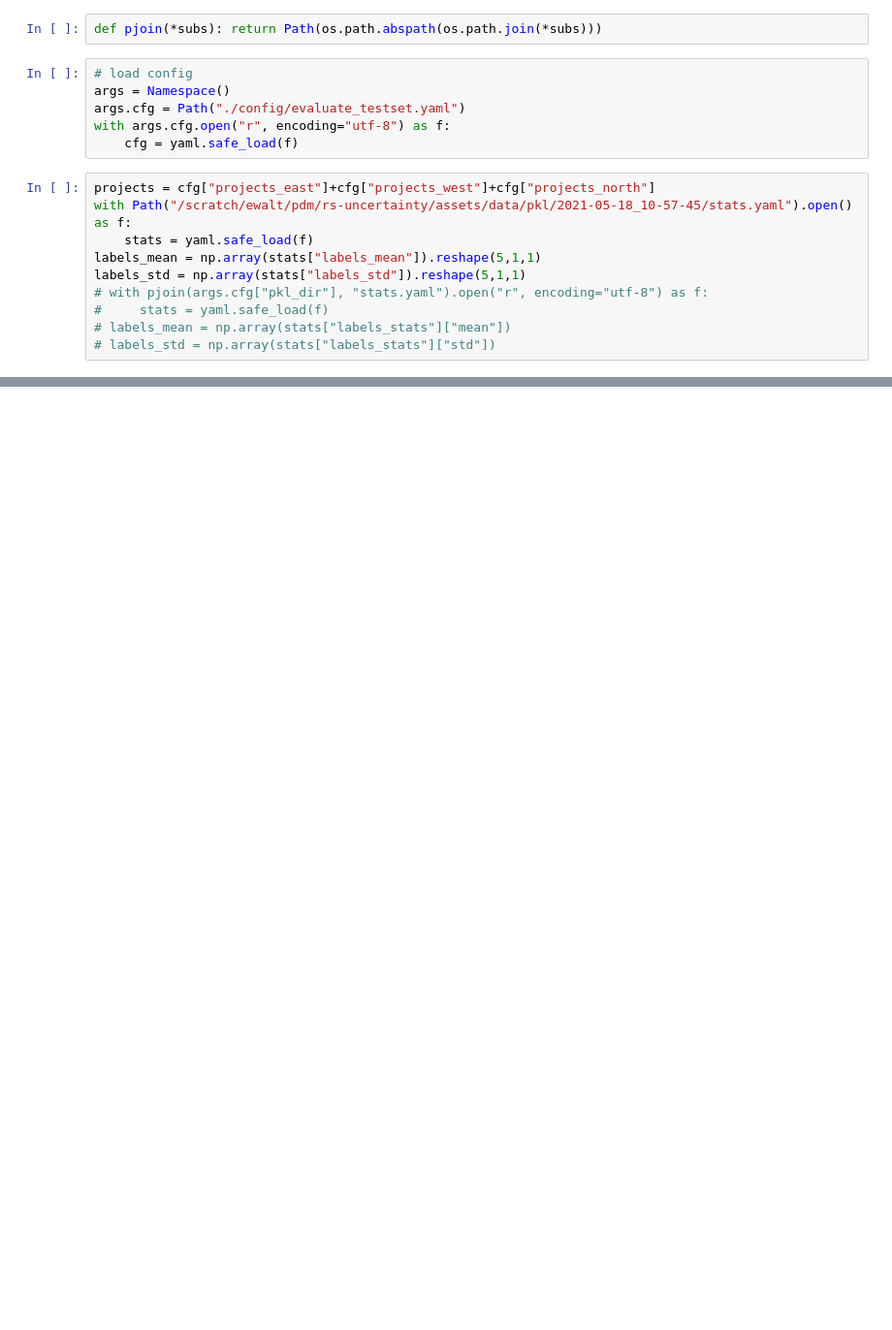
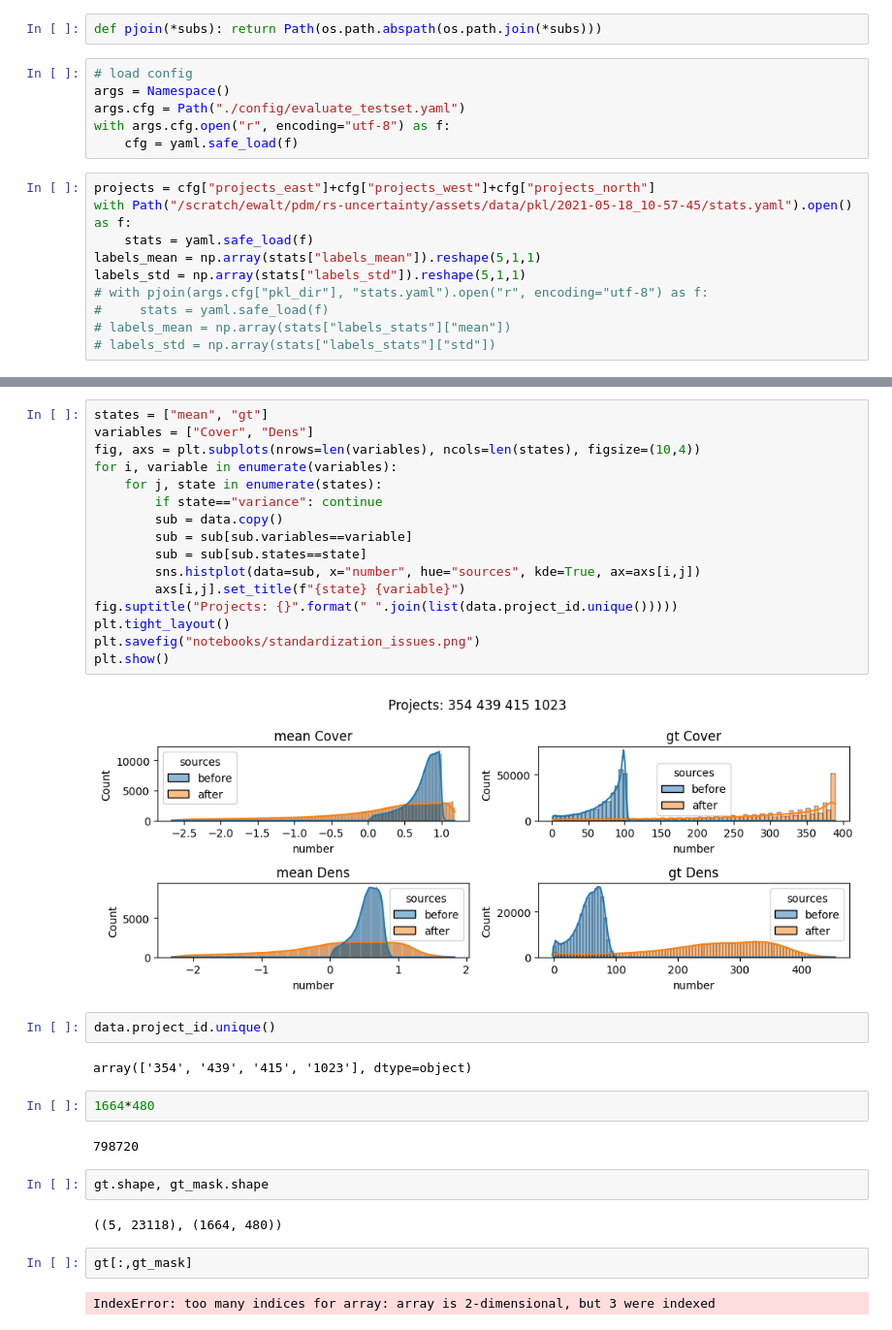
Before and after one commit to eliotwalt/rs-uncertainty, a Jupyter notebook: notebooks/standardization.ipynb, the cells around one changed output, grey strips where cells are left out. Shown at 97% size. Saved outputs shown, nothing was run; the diff lists cells and outputs as text; blank space fills up the shorter version.

```diff
--- a/notebooks/standardization.ipynb
+++ b/notebooks/standardization.ipynb
@@ -140,0 +156,34 @@ print(f"{hours:0>2}:{minutes:0>2}:00")
+# %%
+states = ["mean", "gt"]
+variables = ["Cover", "Dens"]
+fig, axs = plt.subplots(nrows=len(variables), ncols=len(states), figsize=(10,4))
+for i, variable in enumerate(variables):
+    for j, state in enumerate(states):
+        if state=="variance": continue
+        sub = data.copy()
+        sub = sub[sub.variables==variable]
+        sub = sub[sub.states==state]
+        sns.histplot(data=sub, x="number", hue="sources", kde=True, ax=axs[i,j])
+        axs[i,j].set_title(f"{state} {variable}")
+fig.suptitle("Projects: {}".format(" ".join(list(data.project_id.unique()))))
+plt.tight_layout()
+plt.savefig("notebooks/standardization_issues.png")
+plt.show()
+# %% [output]
+[figure, added]
+# %%
+data.project_id.unique()
+# %% [output]
+array(['354', '439', '415', '1023'], dtype=object)
+# %%
+1664*480
+# %% [output]
+798720
+# %%
+gt.shape, gt_mask.shape
+# %% [output]
+((5, 23118), (1664, 480))
+# %%
+gt[:,gt_mask]
+# %% [output]
+IndexError: too many indices for array: array is 2-dimensional, but 3 were indexed
```
Also changed, not shown: parts of 29 cells of this notebook, 5 other files.
